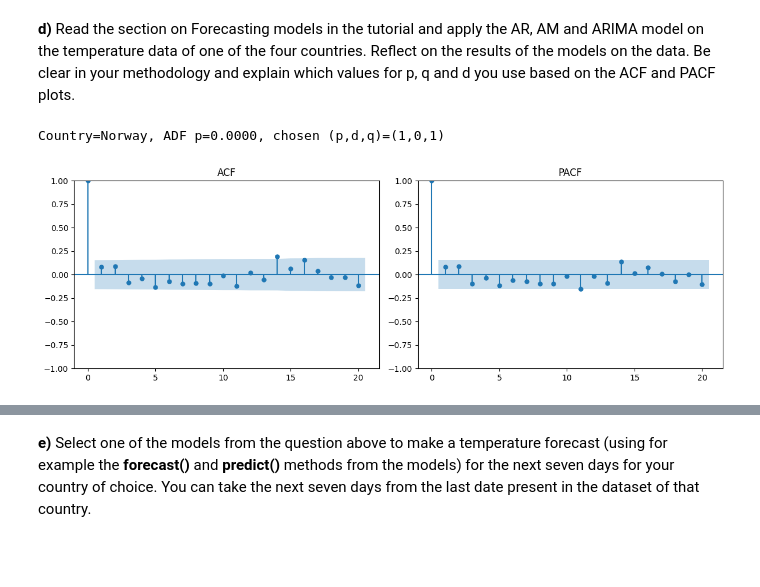
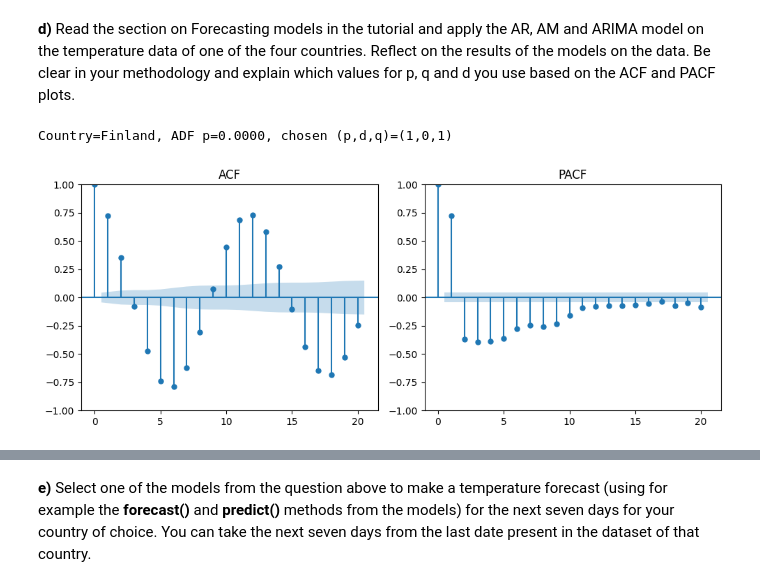
Before and after one commit to KundaiMutuwira/Data_Science_Class, a Jupyter notebook: DS2024_2025_TS_Assignment_Student_Version_1.ipynb, the cells around one changed output, grey strips where cells are left out. Cells and saved outputs as stored; diff of their text form; code cells hidden in the pictures; blank space fills up the shorter version.

```diff
--- a/DS2024_2025_TS_Assignment_Student_Version_1.ipynb
+++ b/DS2024_2025_TS_Assignment_Student_Version_1.ipynb
@@ -971,7 +971,7 @@ Time series prediction
 # for this exercise you need statsmodel package
 city_data = pd.read_csv('../GlobalLandTemperaturesByCity.csv')
 city_data["dt"] = pd.to_datetime(city_data["dt"], errors="coerce")
-city_data["year"] = city_data["dt"].dt.year
+city_data["month"] = city_data["dt"].dt.to_period("M")
 # %% [markdown]
 #### Exercise 4.9
 **a)** Plot the yearly temperatures for Norway, Finland, Singapore and Cambodia. Use DTW to measure the similarities between the temperature data of these countries and reflect on the results.
@@ -1173,82 +1127,68 @@ Name: Cambodia, Length: 161, dtype: float64}
 # %% [markdown]
 **d)** Read the section on Forecasting models in the tutorial and apply the AR, AM and ARIMA model on the temperature data of one of the four countries. Reflect on the results of the models on the data. Be clear in your methodology and explain which values for p, q and d you use based on the ACF and PACF plots.
 # %%
-# 4.9 d) put your code here
+# 4.9 d) minimal version for this dataset
 
-from statsmodels.tsa.stattools import acf, pacf
+import warnings
+from statsmodels.tsa.stattools import adfuller, acf, pacf
 from statsmodels.graphics.tsaplots import plot_acf, plot_pacf
 from statsmodels.tsa.arima.model import ARIMA
 
-country = "Norway"
-ts = pd.Series(series[country]).dropna().astype(float)
+country = "Finland"
 
-# FIX: compatible PeriodIndex creation
-ts.index = pd.to_datetime(ts.index.astype(str), format="%Y").to_period("Y")
+ts = pd.Series(series[country], dtype=float).dropna()   # uses your processed array directly
 
-# choose d
-adf_p0 = adfuller(ts)[1]
-d = 0 if adf_p0 < 0.05 else 1
+# 1) choose d from ADF
+adf_p = adfuller(ts)[1]
+# adf_p
+d = 0 if adf_p < 0.05 else 1
 ts_stat = ts if d == 0 else ts.diff().dropna()
 
-# ACF/PACF
-nlags = min(20, len(ts_stat) // 3)
+# 2) choose p and q from PACF/ACF (first significant lag)
+nlags = min(20, len(ts_stat)//3)
 acf_vals = acf(ts_stat, nlags=nlags, fft=False)
-
-# pacf method compatibility
-try:
-    pacf_vals = pacf(ts_stat, nlags=nlags, method="ywmle")
-    pacf_method = "ywmle"
-except Exception:
-    pacf_vals = pacf(ts_stat, nlags=nlags, method="ols")
-    pacf_method = "ols"
-
+pacf_vals = pacf(ts_stat, nlags=min(nlags, len(ts_stat)//2 - 1), method="ols")
 conf = 1.96 / np.sqrt(len(ts_stat))
 
-def first_significant_lag(vals, conf_level, max_lag=5):
+def first_sig(vals, conf, max_lag=5):
     for lag in range(1, min(len(vals), max_lag + 1)):
-        if abs(vals[lag]) > conf_level:
+        if abs(vals[lag]) > conf:
             return lag
     return 1
 
-# FIX 2: cap orders so model converges better
-p = first_significant_lag(pacf_vals, conf, max_lag=5)
-q = first_significant_lag(acf_vals, conf, max_lag=5)
+p = first_sig(pacf_vals, conf)
+q = first_sig(acf_vals, conf)
 
-print(f"Country={country}, ADF p={adf_p0:.4f}, chosen (p,d,q)=({p},{d},{q})")
+print(f"Country={country}, ADF p={adf_p:.4f}, chosen (p,d,q)=({p},{d},{q})")
 
-# plots
-fig, axes = plt.subplots(1, 2, figsize=(12, 4))
+# 3) show ACF/PACF plots used for selection
+fig, axes = plt.subplots(1, 2, figsize=(10, 4))
 plot_acf(ts_stat, lags=nlags, ax=axes[0])
 axes[0].set_title("ACF")
-plot_pacf(ts_stat, lags=nlags, method=pacf_method, ax=axes[1])
+plot_pacf(ts_stat, lags=min(nlags, len(ts_stat)//2 - 1), method="ols", ax=axes[1])
 axes[1].set_title("PACF")
 plt.tight_layout()
 plt.show()
 
-# robust fit
+# 4) fit AR, MA, ARIMA
 def fit_model(order):
     with warnings.catch_warnings():
         warnings.simplefilter("ignore")
-        return ARIMA(
-            ts,
-            order=order,
-            enforce_stationarity=False,
-            enforce_invertibility=False
-        ).fit(method_kwargs={"maxiter": 300})
+        return ARIMA(ts, order=order, enforce_stationarity=False, enforce_invertibility=False).fit()
 
 model_ar = fit_model((p, d, 0))
 model_ma = fit_model((0, d, q))
 model_arima = fit_model((p, d, q))
 
-def summarize(name, model):
-    rss = float(np.sum(np.square(pd.Series(model.resid).dropna())))
-    print(f"{name:6s} order={model.model.order} | AIC={model.aic:.2f} | BIC={model.bic:.2f} | RSS={rss:.4f}")
+def show(name, m):
+    rss = float(np.sum(np.square(pd.Series(m.resid).dropna())))
+    print(f"{name}: order={m.model.order}, AIC={m.aic:.2f}, BIC={m.bic:.2f}, RSS={rss:.4f}")
 
 print("\nModel comparison:")
-summarize("AR", model_ar)
-summarize("MA", model_ma)
-summarize("ARIMA", model_arima)
+show("AR", model_ar)
+show("MA", model_ma)
+show("ARIMA", model_arima)
 # %% [output]
-Country=Norway, ADF p=0.0000, chosen (p,d,q)=(1,0,1)
+Country=Finland, ADF p=0.0000, chosen (p,d,q)=(1,0,1)
-[figure, old version]
+[figure, new version]
 Model comparison:
```
Also changed, not shown: parts of 5 cells of this notebook.
